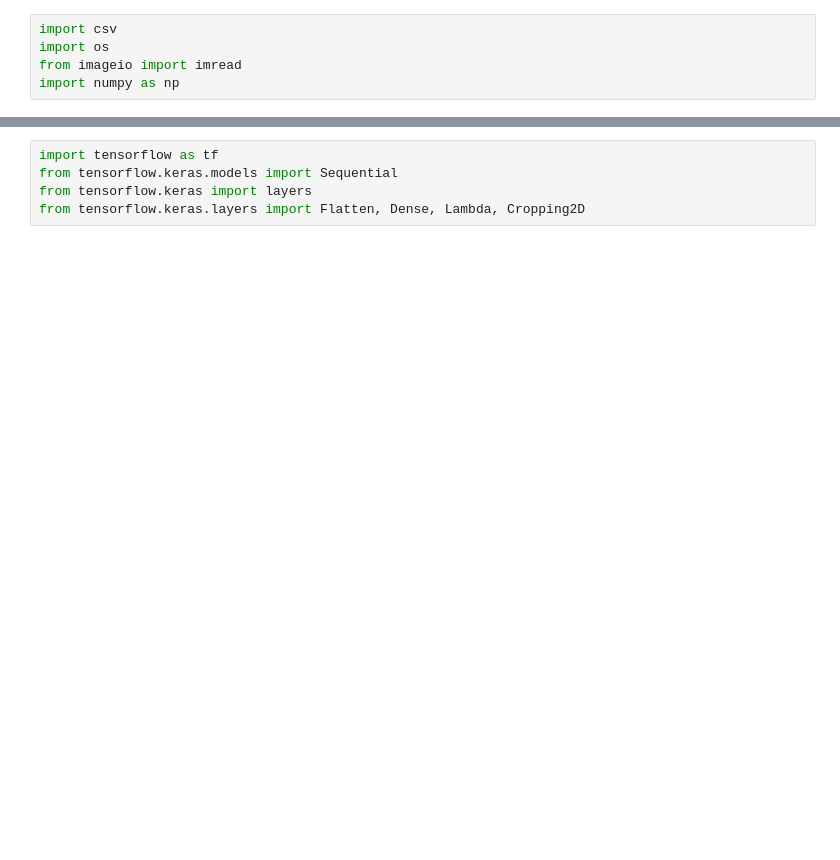
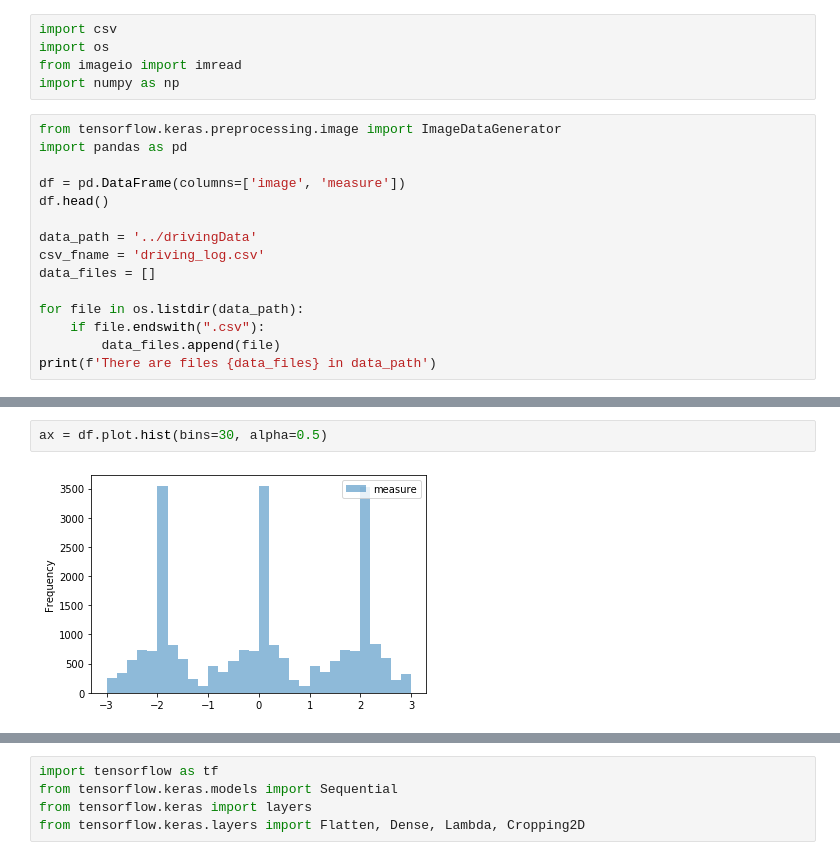
Before and after one commit to lexavtanke/CarND-Behavioral-Cloning-P3, a Jupyter notebook: create_model.ipynb, the cells around one changed output, grey strips where cells are left out. Saved outputs shown, nothing was run; the diff lists cells and outputs as text; blank space fills up the shorter version.

```diff
--- a/create_model.ipynb
+++ b/create_model.ipynb
@@ -3,3 +3,18 @@ import csv
 import os
 from imageio import imread
 import numpy as np
+# %%
+from tensorflow.keras.preprocessing.image import ImageDataGenerator
+import pandas as pd
+
+df = pd.DataFrame(columns=['image', 'measure'])
+df.head()
+
+data_path = '../drivingData'
+csv_fname = 'driving_log.csv'
+data_files = []
+
+for file in os.listdir(data_path):
+    if file.endswith(".csv"):
+        data_files.append(file)
+print(f'There are files {data_files} in data_path')
@@ -64,0 +59,4 @@ MemoryError: Unable to allocate array with shape (47175, 160, 320, 3) and data t
+# %%
+ax = df.plot.hist(bins=30, alpha=0.5)
+# %% [output]
+[figure, added]
```
Also changed, not shown: parts of 19 cells of this notebook, 2 other files.
